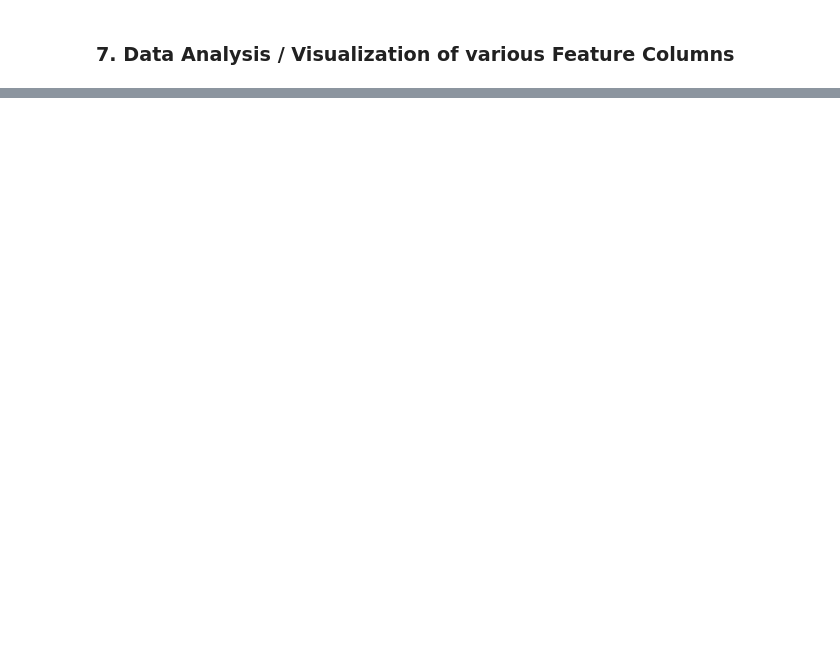
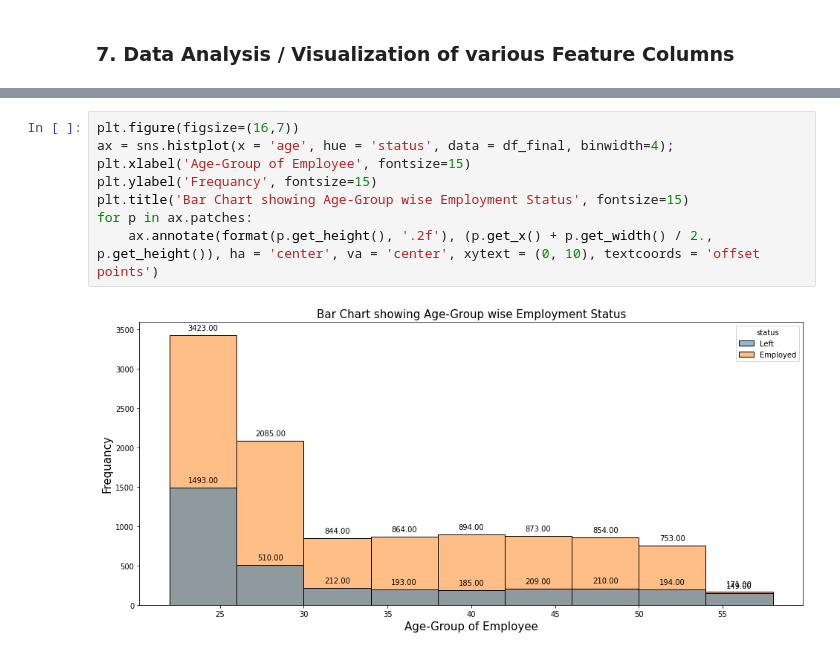
Before and after one commit to gurralamanoj/GCD_Project, a Jupyter notebook: GCD_Project.ipynb, the cells around one changed output, grey strips where cells are left out. Drawn from its saved outputs; the diff is of its cells as text; blank space fills up the shorter version.

```diff
--- a/GCD_Project.ipynb
+++ b/GCD_Project.ipynb
@@ -757,0 +951,10 @@ memory usage: 1.8+ MB
+# %%
+plt.figure(figsize=(16,7))
+ax = sns.histplot(x = 'age', hue = 'status', data = df_final, binwidth=4);
+plt.xlabel('Age-Group of Employee', fontsize=15)
+plt.ylabel('Frequancy', fontsize=15)
+plt.title('Bar Chart showing Age-Group wise Employment Status', fontsize=15)
+for p in ax.patches:
+    ax.annotate(format(p.get_height(), '.2f'), (p.get_x() + p.get_width() / 2., p.get_height()), ha = 'center', va = 'center', xytext = (0, 10), textcoords = 'offset points')
+# %% [output]
+[figure, added]
```
Also changed, not shown: parts of 71 cells of this notebook.
